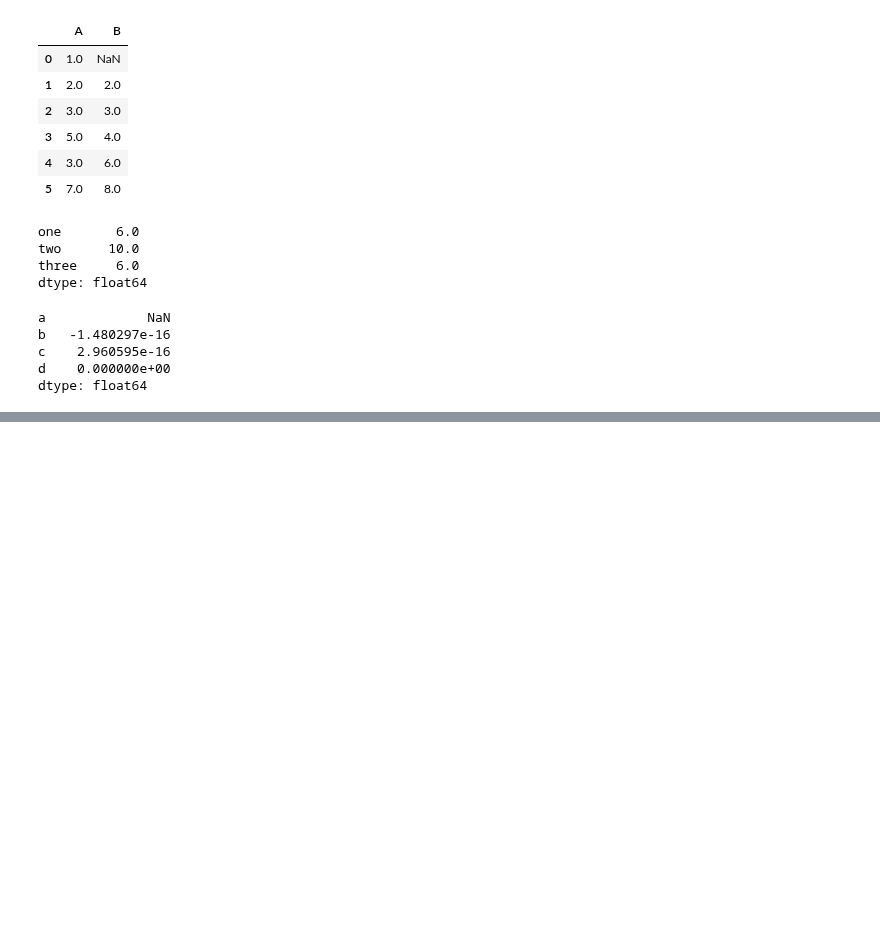
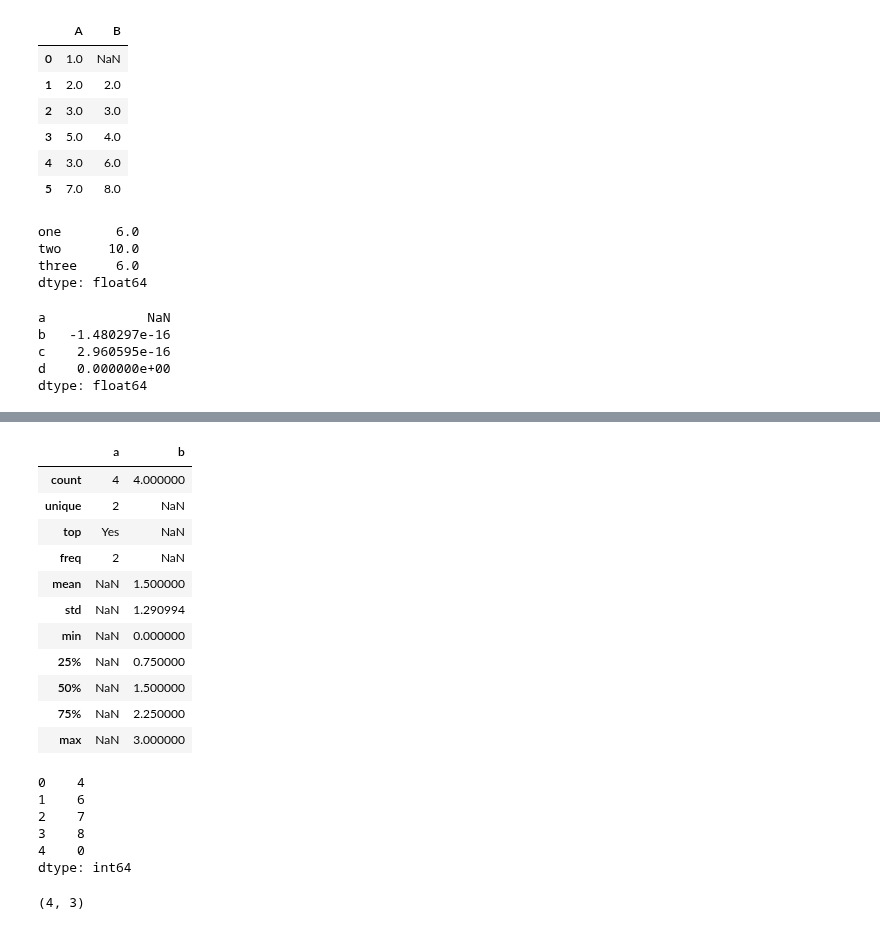
Before and after one commit to UtsavParashar/PythonProblems, a Jupyter notebook: PandasOffDoc.ipynb, the cells around one changed output, grey strips where cells are left out. Saved outputs shown, nothing was run; the diff lists cells and outputs as text; code cells hidden in the pictures; blank space fills up the shorter version.

```diff
--- a/PandasOffDoc.ipynb
+++ b/PandasOffDoc.ipynb
@@ -2572,0 +2569,30 @@ TypeError: data type 'objects' not understood
+# %%
+frame.describe(include=['object'])
+frame.describe(include=['number'])
+frame.describe(include='all')
+# %% [output]
+|  | a | b |
+| count | 4 | 4.000000 |
+| unique | 2 | NaN |
+| top | Yes | NaN |
+| freq | 2 | NaN |
+| mean | NaN | 1.500000 |
+| std | NaN | 1.290994 |
+| min | NaN | 0.000000 |
+| 25% | NaN | 0.750000 |
+| 50% | NaN | 1.500000 |
+| 75% | NaN | 2.250000 |
+| max | NaN | 3.000000 |
+# %%
+s = pd.Series(np.random.choice(10, 5, replace=False))
+# %% [output]
+0    4
+1    6
+2    7
+3    8
+4    0
+dtype: int64
+# %%
+s.idxmin(), s.idxmax()
+# %% [output]
+(4, 3)
```
Also changed, not shown: parts of 51 cells of this notebook, 3 other files.
